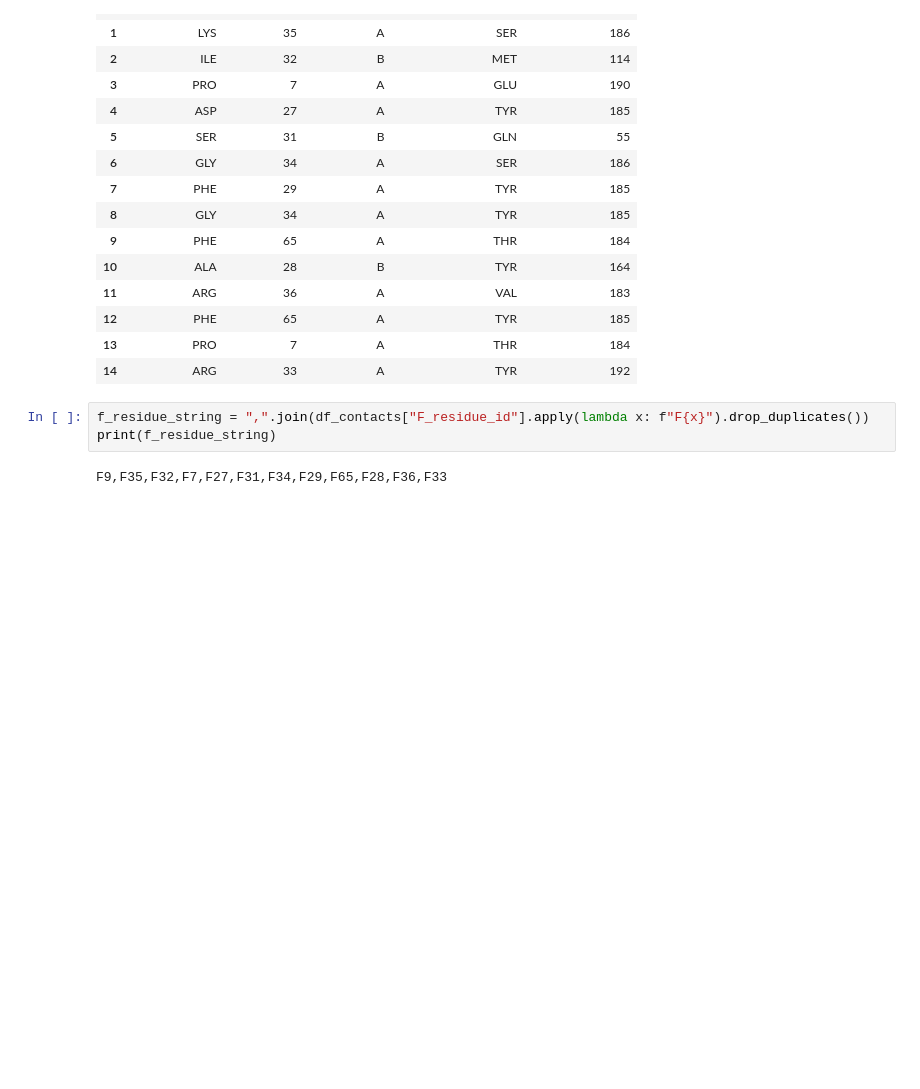
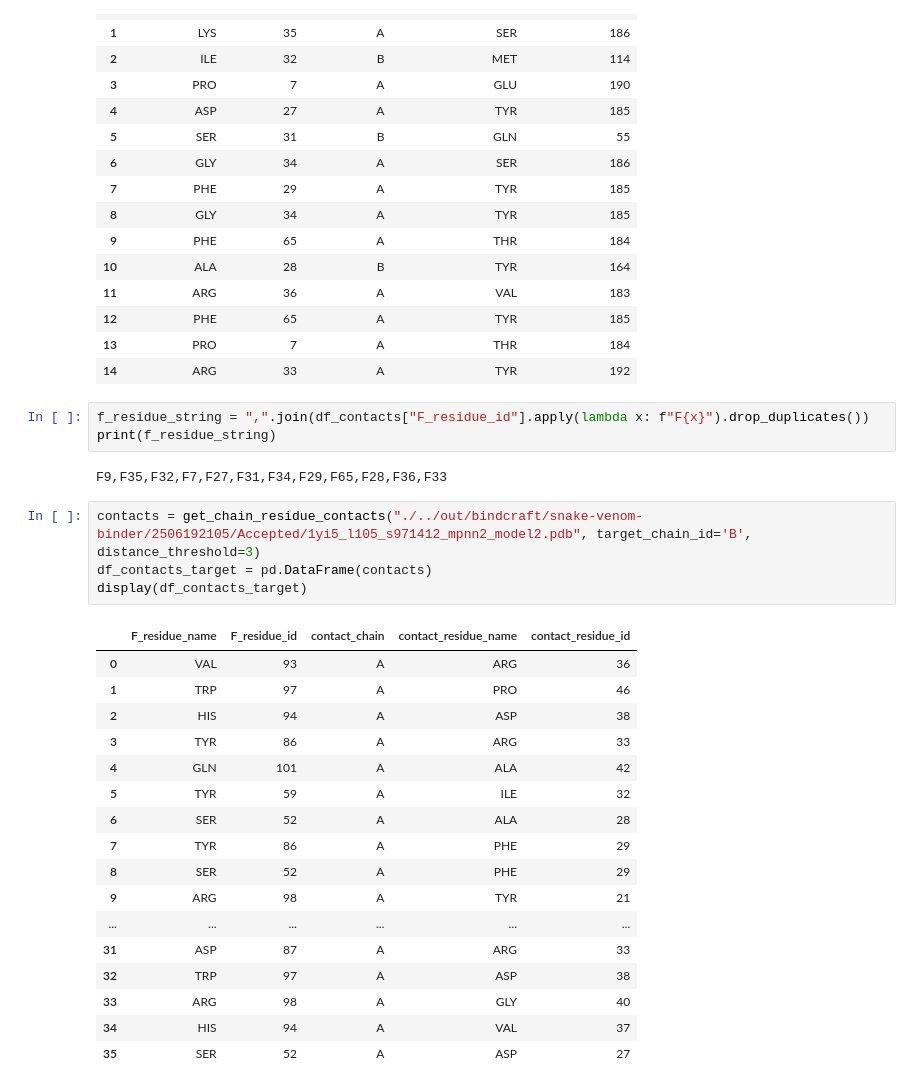
Before and after one commit to hemeai/ToxBind, a Jupyter notebook: functions/secondary_structure_analysis.ipynb, the cells around one changed output. Saved outputs shown, nothing was run; the diff lists cells and outputs as text; blank space fills up the shorter version.

```diff
--- a/functions/secondary_structure_analysis.ipynb
+++ b/functions/secondary_structure_analysis.ipynb
@@ -883,3 +883,25 @@ f_residue_string = ",".join(df_contacts["F_residue_id"].apply(lambda x: f"F{x}")
 print(f_residue_string)
 # %% [output]
 F9,F35,F32,F7,F27,F31,F34,F29,F65,F28,F36,F33
+# %%
+contacts = get_chain_residue_contacts("./../out/bindcraft/snake-venom-binder/2506192105/Accepted/1yi5_l105_s971412_mpnn2_model2.pdb", target_chain_id='B', distance_threshold=3)
+df_contacts_target = pd.DataFrame(contacts)
+display(df_contacts_target)
+# %% [output]
+|  | F_residue_name | F_residue_id | contact_chain | contact_residue_name | contact_residue_id |
+| 0 | VAL | 93 | A | ARG | 36 |
+| 1 | TRP | 97 | A | PRO | 46 |
+| 2 | HIS | 94 | A | ASP | 38 |
+| 3 | TYR | 86 | A | ARG | 33 |
+| 4 | GLN | 101 | A | ALA | 42 |
+| 5 | TYR | 59 | A | ILE | 32 |
+| 6 | SER | 52 | A | ALA | 28 |
+| 7 | TYR | 86 | A | PHE | 29 |
+| 8 | SER | 52 | A | PHE | 29 |
+| 9 | ARG | 98 | A | TYR | 21 |
+| ... | ... | ... | ... | ... | ... |
+| 31 | ASP | 87 | A | ARG | 33 |
+| 32 | TRP | 97 | A | ASP | 38 |
+| 33 | ARG | 98 | A | GLY | 40 |
+| 34 | HIS | 94 | A | VAL | 37 |
+| 35 | SER | 52 | A | ASP | 27 |
```
Also changed, not shown: 10 other files.
